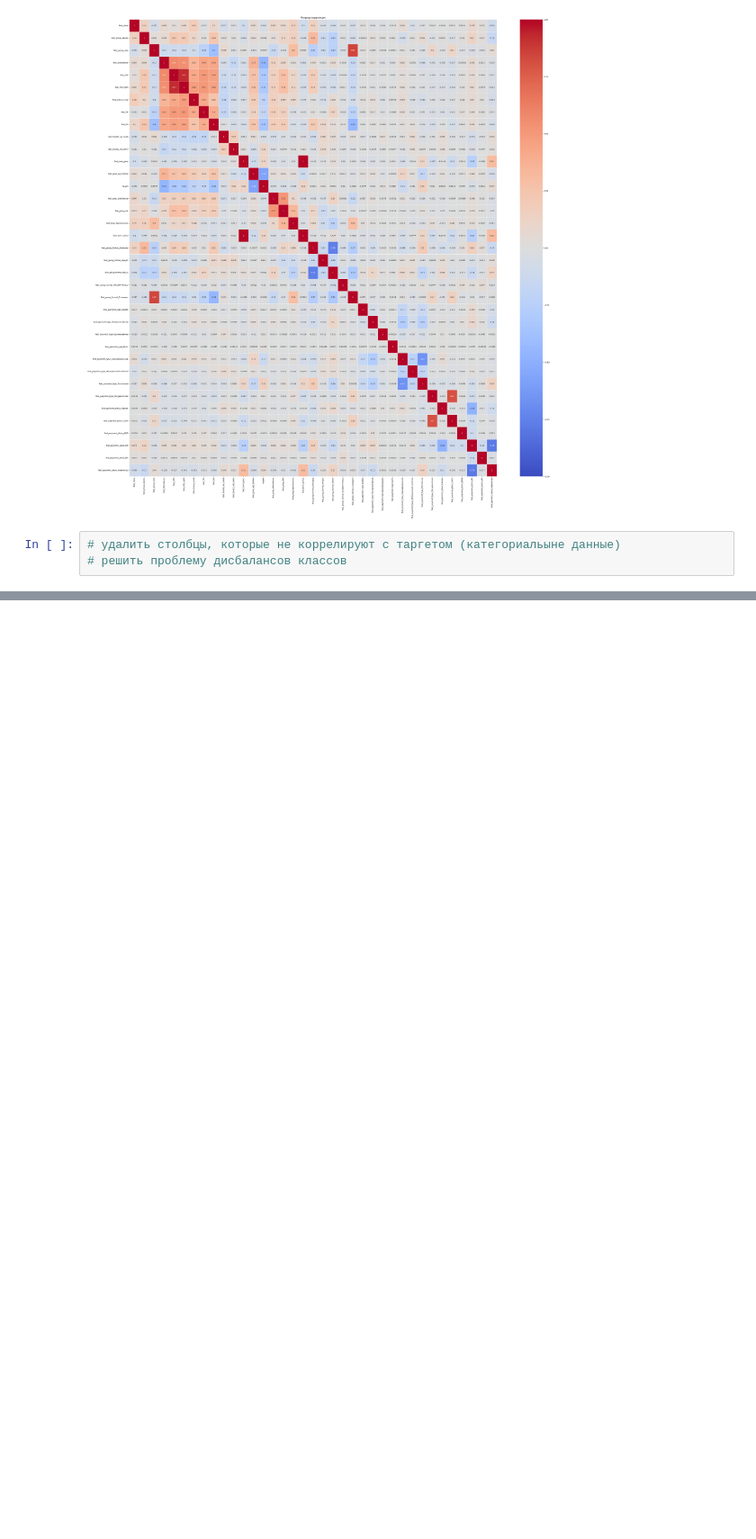
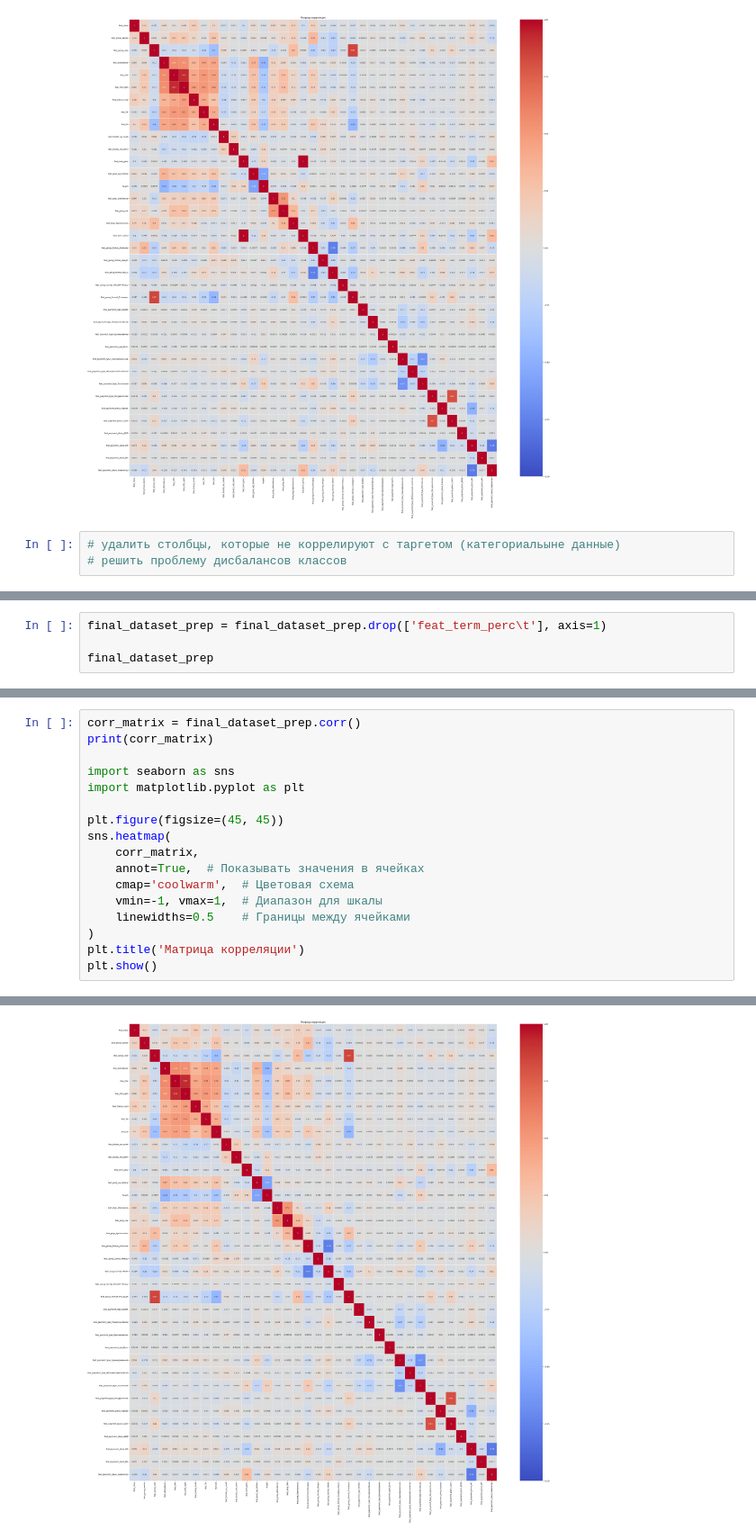
Before and after one commit to nikitatkachev096/ML_-, a Jupyter notebook: Maximum_Education_pet_project.ipynb, the cells around one changed output, grey strips where cells are left out. Shown at 90% size. Drawn from its saved outputs; the diff is of its cells as text; blank space fills up the shorter version.

```diff
--- a/Maximum_Education_pet_project.ipynb
+++ b/Maximum_Education_pet_project.ipynb
@@ -583,0 +586,4 @@ feat_payment_place_Навигатор                               1.000000
+# %%
+final_dataset_prep = final_dataset_prep.drop(['feat_term_perc\t'], axis=1)
+
+final_dataset_prep
@@ -583,0 +604,18 @@ feat_payment_place_Навигатор                               1.000000
+# %%
+corr_matrix = final_dataset_prep.corr()
+print(corr_matrix)
+
+import seaborn as sns
+import matplotlib.pyplot as plt
+
+plt.figure(figsize=(45, 45))
+sns.heatmap(
+    corr_matrix,
+    annot=True,  # Показывать значения в ячейках
+    cmap='coolwarm',  # Цветовая схема
+    vmin=-1, vmax=1,  # Диапазон для шкалы
+    linewidths=0.5    # Границы между ячейками
+)
+plt.title('Матрица корреляции')
+plt.show()
+# %% [output]
@@ -583,0 +639 @@ feat_payment_place_Навигатор                               1.000000
+[figure, added]
```
Also changed, not shown: parts of 17 cells of this notebook.
